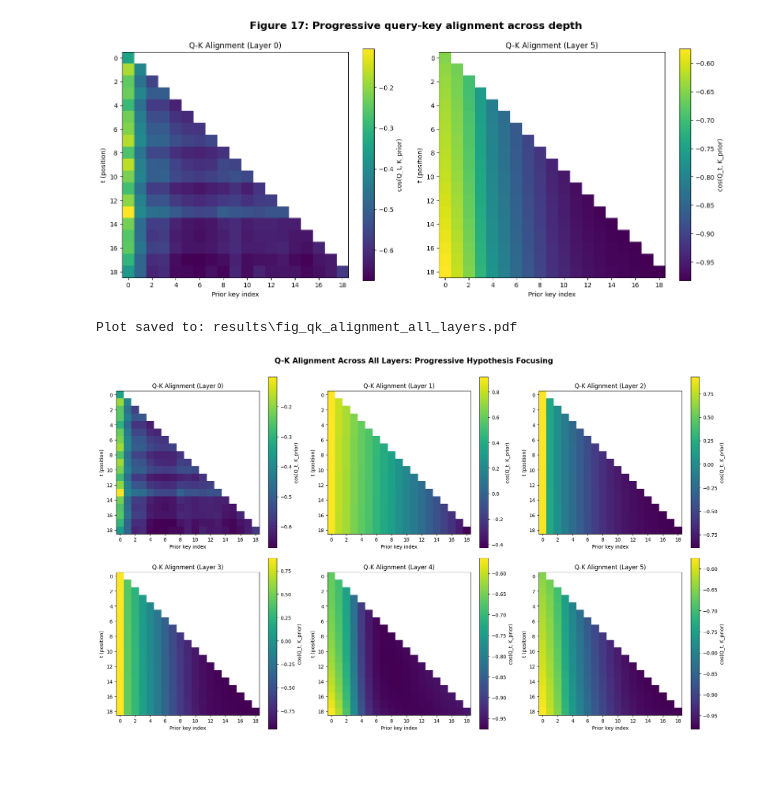
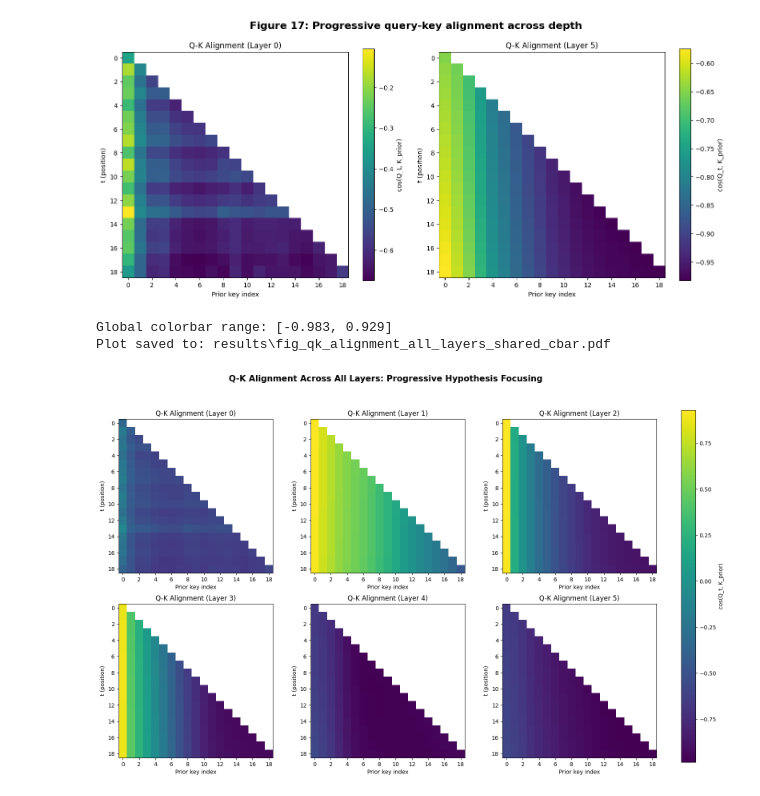
Before and after one commit to amirh0ss3in/ATProject, a Jupyter notebook: bijection_task_1.ipynb, the cells around one changed output. Cells and saved outputs as stored; diff of their text form; code cells hidden in the pictures; blank space fills up the shorter version.

```diff
--- a/bijection_task_1.ipynb
+++ b/bijection_task_1.ipynb
@@ -592,7 +592,6 @@ def get_pre_attn_hook(name):
         captured_x[name] = args[0].detach()
     return hook
 
-# Register hooks for all 6 layers
 hooks = []
 for i in range(NUM_LAYERS):
     h = model.transformer.layers[i].self_attn.register_forward_pre_hook(
@@ -612,7 +611,7 @@ with torch.no_grad():
 for h in hooks:
     h.remove()
 
-# --- 3. REUSE THE SAME compute_multihead_qk_cossim FUNCTION ---
+# --- 3. COMPUTE FOR ALL LAYERS ---
 @torch.no_grad()
 def compute_multihead_qk_cossim(layer_idx, x_input):
     attn = model.transformer.layers[layer_idx].self_attn
@@ -623,7 +622,7 @@ def compute_multihead_qk_cossim(layer_idx, x_input):
     Q = F.linear(x_input, W_q, b_q)
     K = F.linear(x_input, W_k, b_k)
 
-    Q_pred = Q[:, Y_POSITIONS, :]  # [Batch, 19, 192]
+    Q_pred = Q[:, Y_POSITIONS, :]
     K_pred = K[:, Y_POSITIONS, :]
 
     B, L, D = Q_pred.shape
@@ -643,42 +642,50 @@ def compute_multihead_qk_cossim(layer_idx, x_input):
     mask = np.triu(np.ones_like(mean_batch, dtype=bool), k=1)
     mean_batch[mask] = np.nan
 
     return mean_batch
 
-# --- 4. COMPUTE FOR ALL LAYERS ---
 sim_all = []
 for i in range(NUM_LAYERS):
     sim = compute_multihead_qk_cossim(i, captured_x[f'L{i}'])
     sim_all.append(sim)
 
-# --- 5. PLOT ALL 6 LAYERS IN A 2x3 GRID ---
+# --- 4. COMPUTE GLOBAL MIN/MAX ACROSS ALL LAYERS ---
+valid_vals = np.concatenate([s[~np.isnan(s)].flatten() for s in sim_all])
+vmin, vmax = valid_vals.min(), valid_vals.max()
+print(f"Global colorbar range: [{vmin:.3f}, {vmax:.3f}]")
+
+# --- 5. PLOT WITH SHARED COLORBAR ---
+cmap = plt.cm.viridis.copy()
+cmap.set_bad('white', 1.)
+
 fig, axes = plt.subplots(2, 3, figsize=(18, 11))
 axes = axes.flatten()
 
-cmap = plt.cm.viridis.copy()
-cmap.set_bad('white', 1.)
-
 for i in range(NUM_LAYERS):
-    im = axes[i].imshow(sim_all[i], cmap=cmap)
+    im = axes[i].imshow(sim_all[i], cmap=cmap, vmin=vmin, vmax=vmax)
     axes[i].set_title(f"Q-K Alignment (Layer {i})", fontsize=12)
     axes[i].set_xlabel("Prior key index")
     axes[i].set_ylabel("t (position)")
     axes[i].set_xticks(np.arange(0, 19, 2))
     axes[i].set_yticks(np.arange(0, 19, 2))
-    fig.colorbar(im, ax=axes[i], label="cos(Q_t, K_prior)")
+
+# Single shared colorbar on the right
+fig.subplots_adjust(right=0.88)
+cbar_ax = fig.add_axes([0.91, 0.1, 0.02, 0.8])
+sm = plt.cm.ScalarMappable(cmap=cmap, norm=plt.Normalize(vmin=vmin, vmax=vmax))
+fig.colorbar(sm, cax=cbar_ax, label="cos(Q_t, K_prior)")
 
 plt.suptitle("Q-K Alignment Across All Layers: Progressive Hypothesis Focusing",
              fontsize=15, fontweight='bold')
-plt.tight_layout()
-plt.subplots_adjust(top=0.93)
 
 # --- 6. SAVE ---
 output_dir = "results"
 os.makedirs(output_dir, exist_ok=True)
-file_path = os.path.join(output_dir, "fig_qk_alignment_all_layers.pdf")
+file_path = os.path.join(output_dir, "fig_qk_alignment_all_layers_shared_cbar.pdf")
 plt.savefig(file_path, format='pdf', bbox_inches='tight', dpi=300)
 print(f"Plot saved to: {file_path}")
 plt.show()
 # %% [output]
-Plot saved to: results\fig_qk_alignment_all_layers.pdf
+Global colorbar range: [-0.983, 0.929]
+Plot saved to: results\fig_qk_alignment_all_layers_shared_cbar.pdf
-[figure, old version]
+[figure, new version]
```
Also changed, not shown: parts of 1 cell of this notebook, 1 other file.
